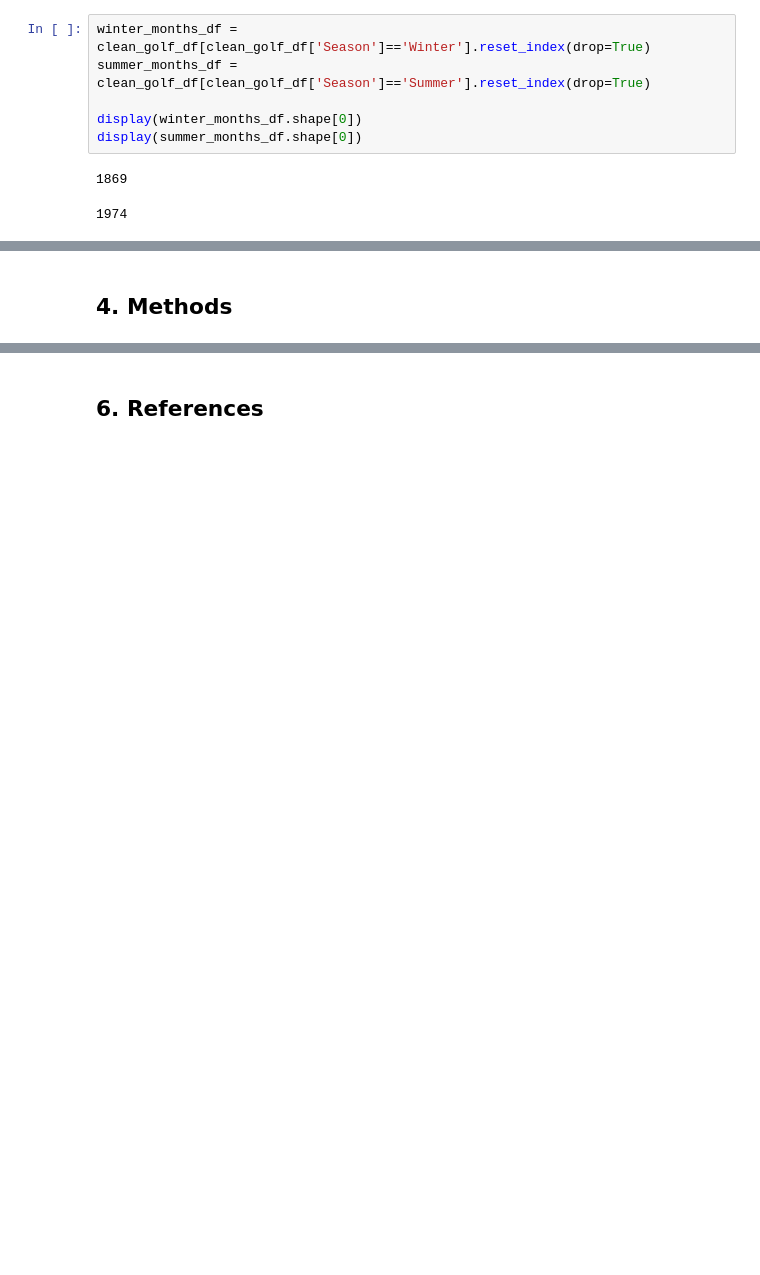
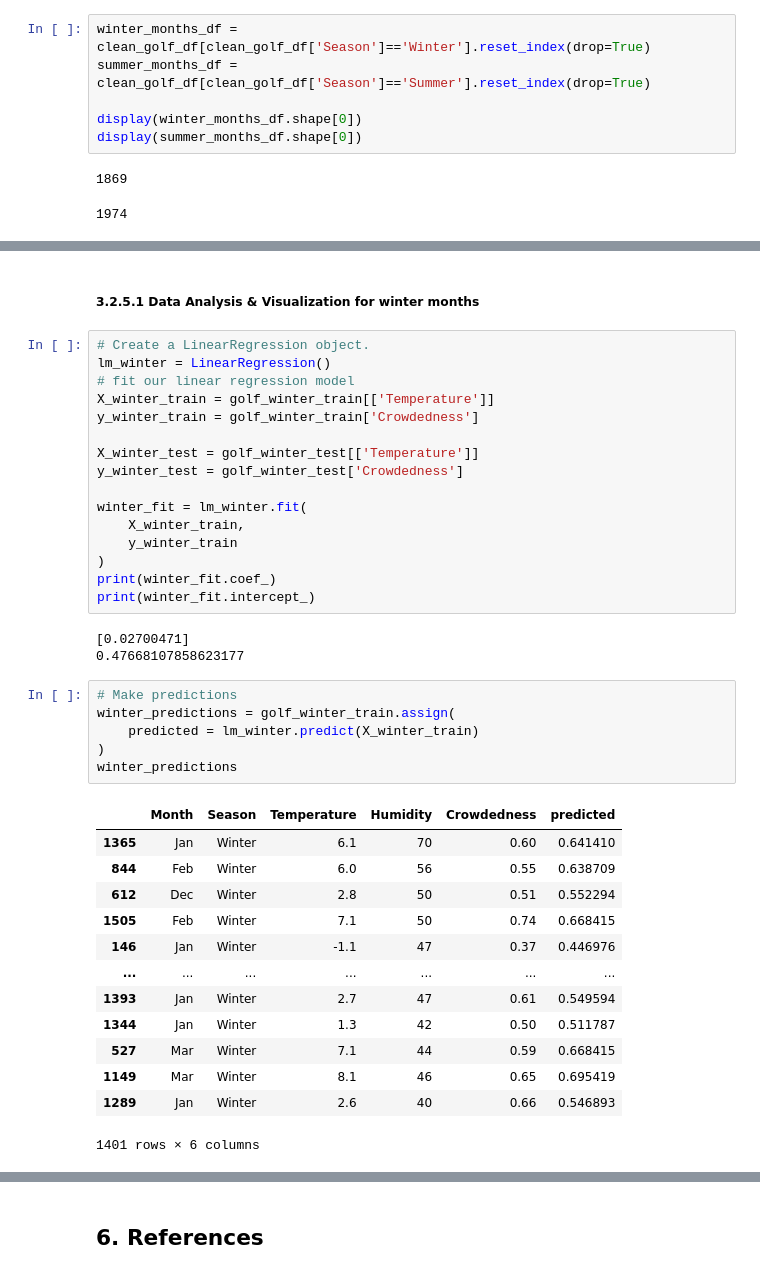
Before and after one commit to DeeHu/dsci-100-group-project, a Jupyter notebook: golf_project_report.ipynb, the cells around one changed output, grey strips where cells are left out. Drawn from its saved outputs; the diff is of its cells as text; blank space fills up the shorter version.

Commit message:
re-structure file & add analysis code

```diff
--- a/golf_project_report.ipynb
+++ b/golf_project_report.ipynb
@@ -271,5 +216,44 @@ summer_humidity_plot = alt.Chart(golf_summer_train, title="Humidity v/s Crowdedn
 summer_humidity_plot
 # %% [output]
 [interactive output not drawn]
-# %% [markdown]
-## 4. Methods
+# %% [markdown]
+##### 3.2.5.1 Data Analysis & Visualization for winter months
+# %%
+# Create a LinearRegression object.
+lm_winter = LinearRegression()
+# fit our linear regression model
+X_winter_train = golf_winter_train[['Temperature']]
+y_winter_train = golf_winter_train['Crowdedness']
+
+X_winter_test = golf_winter_test[['Temperature']]
+y_winter_test = golf_winter_test['Crowdedness']
+
+winter_fit = lm_winter.fit(
+    X_winter_train,
+    y_winter_train
+)
+print(winter_fit.coef_)
+print(winter_fit.intercept_)
+# %% [output]
+[0.02700471]
+0.47668107858623177
+# %%
+# Make predictions
+winter_predictions = golf_winter_train.assign(
+    predicted = lm_winter.predict(X_winter_train)
+)
+winter_predictions
+# %% [output]
+|  | Month | Season | Temperature | Humidity | Crowdedness | predicted |
+| 1365 | Jan | Winter | 6.1 | 70 | 0.60 | 0.641410 |
+| 844 | Feb | Winter | 6.0 | 56 | 0.55 | 0.638709 |
+| 612 | Dec | Winter | 2.8 | 50 | 0.51 | 0.552294 |
+| 1505 | Feb | Winter | 7.1 | 50 | 0.74 | 0.668415 |
+| 146 | Jan | Winter | -1.1 | 47 | 0.37 | 0.446976 |
+| ... | ... | ... | ... | ... | ... | ... |
+| 1393 | Jan | Winter | 2.7 | 47 | 0.61 | 0.549594 |
+| 1344 | Jan | Winter | 1.3 | 42 | 0.50 | 0.511787 |
+| 527 | Mar | Winter | 7.1 | 44 | 0.59 | 0.668415 |
+| 1149 | Mar | Winter | 8.1 | 46 | 0.65 | 0.695419 |
+| 1289 | Jan | Winter | 2.6 | 40 | 0.66 | 0.546893 |
+1401 rows × 6 columns
```
Also changed, not shown: parts of 53 cells of this notebook.
